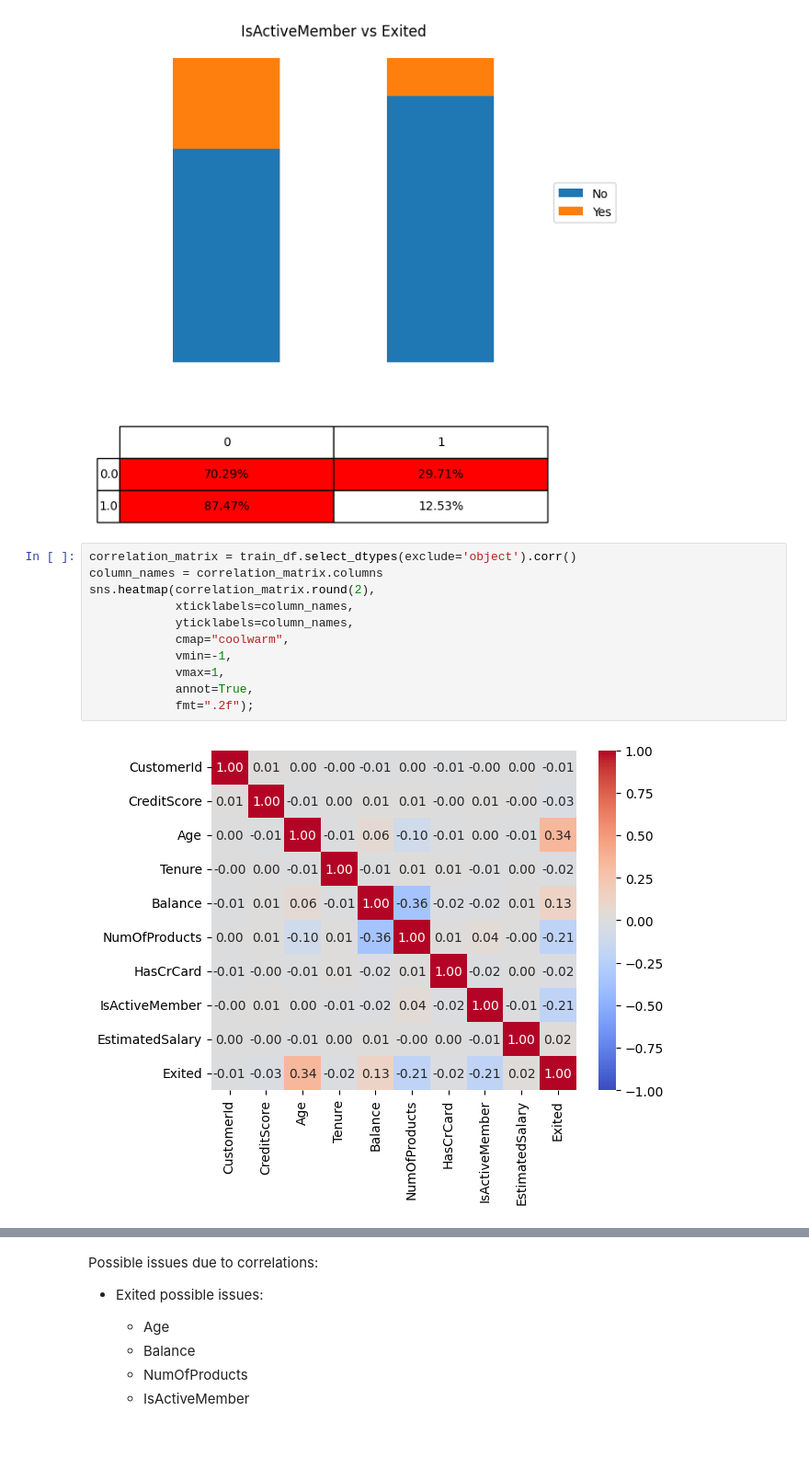
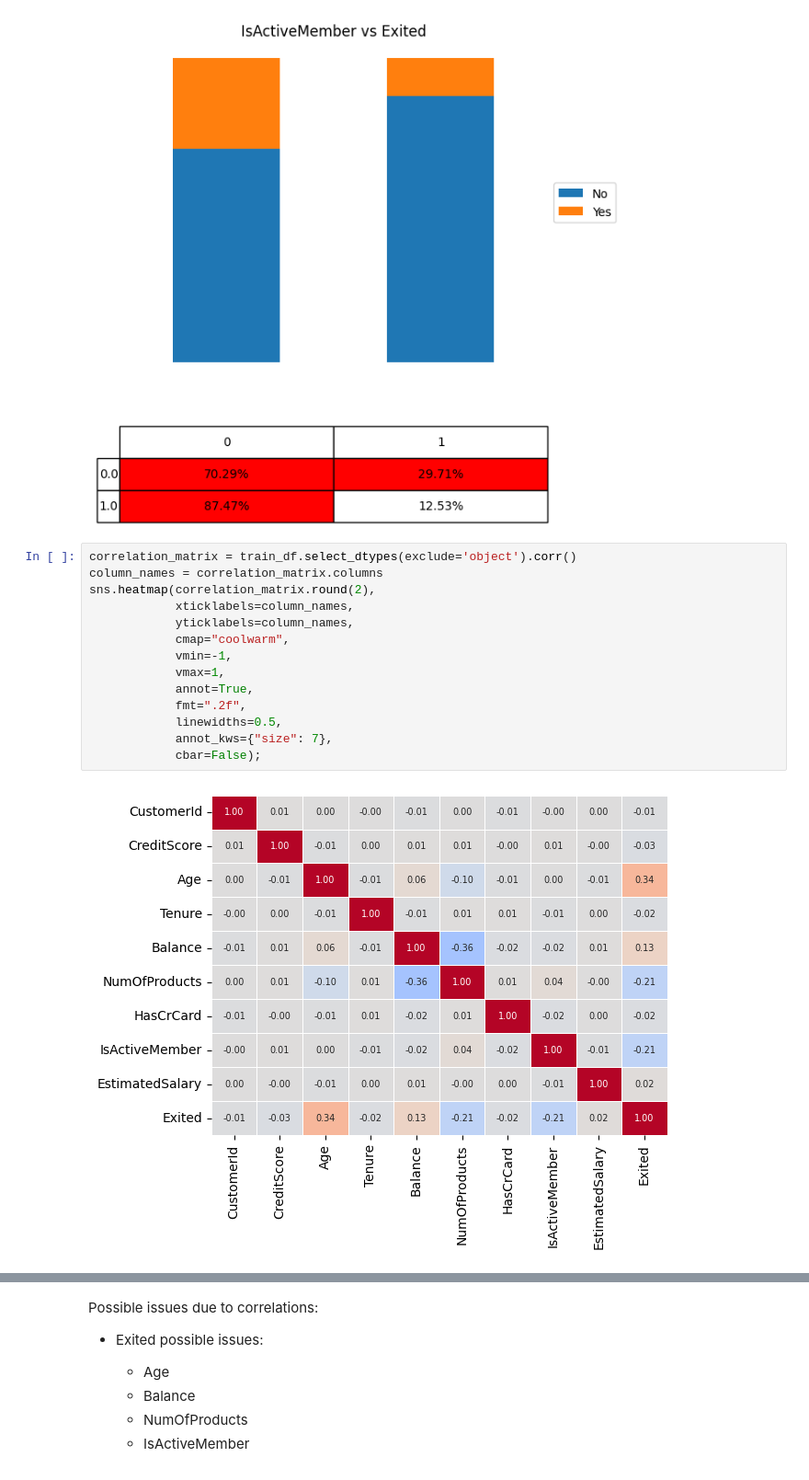
Before and after one commit to RuiFSP/Kaggle, a Jupyter notebook: Playground_Series_S4/1-Binary Classification with a Bank Churn Dataset/bank_churn_optimize copy.ipynb, the cells around one changed output, grey strips where cells are left out. Shown at 92% size. Cells and saved outputs as stored; diff of their text form; blank space fills up the shorter version.

```diff
--- a/Playground_Series_S4/1-Binary Classification with a Bank Churn Dataset/bank_churn_optimize copy.ipynb
+++ b/Playground_Series_S4/1-Binary Classification with a Bank Churn Dataset/bank_churn_optimize copy.ipynb
@@ -262,13 +258,16 @@ for col in cols:
 # %%
 correlation_matrix = train_df.select_dtypes(exclude='object').corr()
 column_names = correlation_matrix.columns
 sns.heatmap(correlation_matrix.round(2),
             xticklabels=column_names,
             yticklabels=column_names,
             cmap="coolwarm",
             vmin=-1,
             vmax=1,
             annot=True,
-            fmt=".2f");
+            fmt=".2f",
+            linewidths=0.5,
+            annot_kws={"size": 7},
+            cbar=False);
 # %% [output]
-[figure, old version]
+[figure, new version]
```
Also changed, not shown: parts of 13 cells of this notebook, 2 other files.
